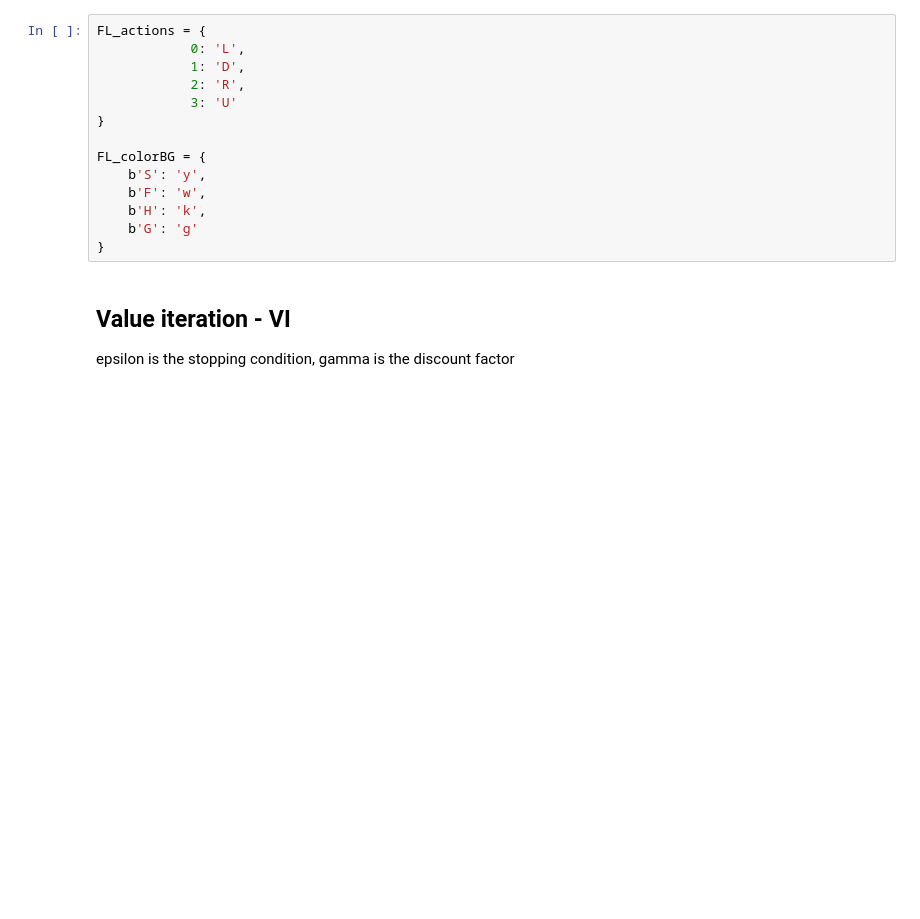
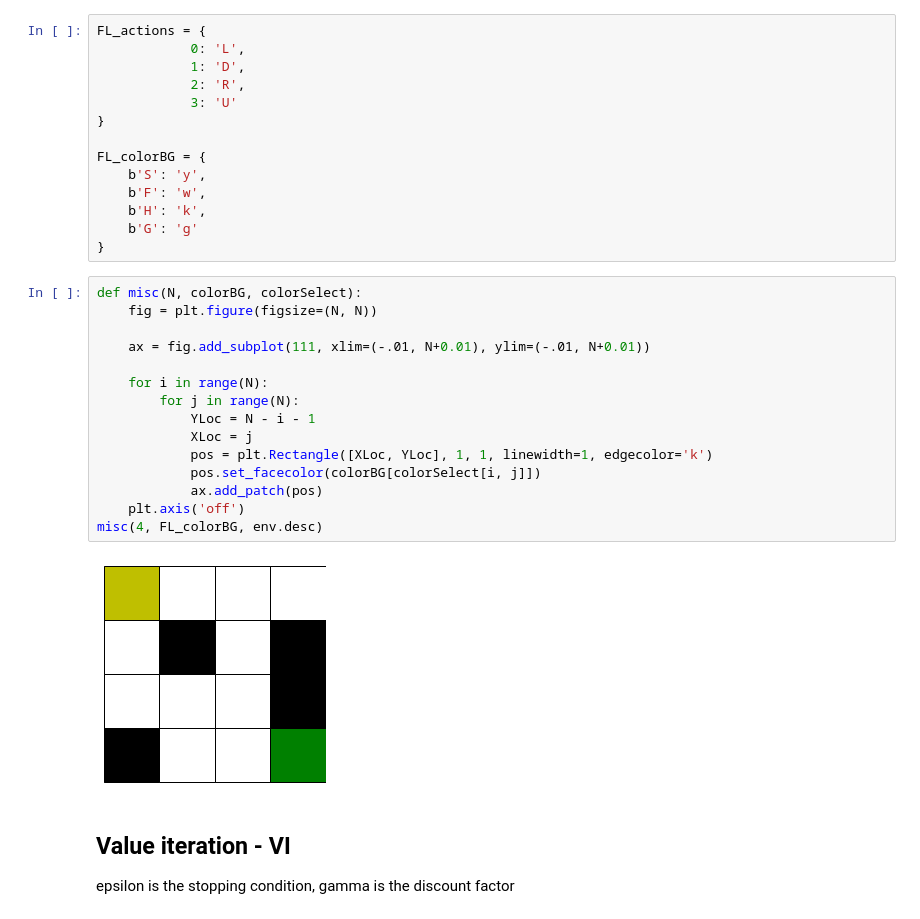
Before and after one commit to TheodoreNguyen/CS7641, a Jupyter notebook: proj4/proj4.ipynb, the cells around one changed output. Cells and saved outputs as stored; diff of their text form; blank space fills up the shorter version.

```diff
--- a/proj4/proj4.ipynb
+++ b/proj4/proj4.ipynb
@@ -210,6 +198,23 @@ FL_colorBG = {
     b'H': 'k',
     b'G': 'g'
 }
+# %%
+def misc(N, colorBG, colorSelect):
+    fig = plt.figure(figsize=(N, N))
+
+    ax = fig.add_subplot(111, xlim=(-.01, N+0.01), ylim=(-.01, N+0.01))
+
+    for i in range(N):
+        for j in range(N):
+            YLoc = N - i - 1
+            XLoc = j
+            pos = plt.Rectangle([XLoc, YLoc], 1, 1, linewidth=1, edgecolor='k')
+            pos.set_facecolor(colorBG[colorSelect[i, j]])
+            ax.add_patch(pos)
+    plt.axis('off')
+misc(4, FL_colorBG, env.desc)
+# %% [output]
+[figure, added]
 # %% [markdown]
 ## Value iteration - VI
 epsilon is the stopping condition, gamma is the discount factor
```
Also changed, not shown: parts of 16 cells of this notebook.
